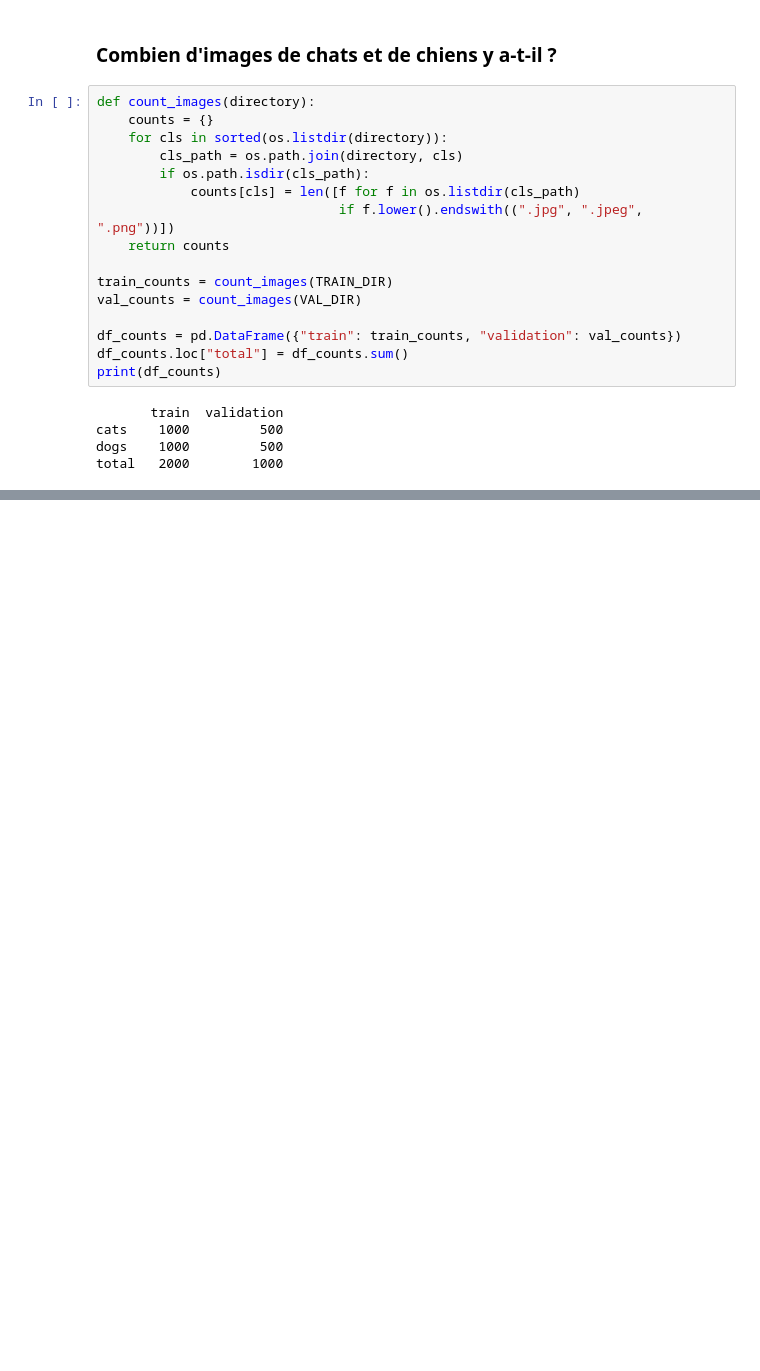
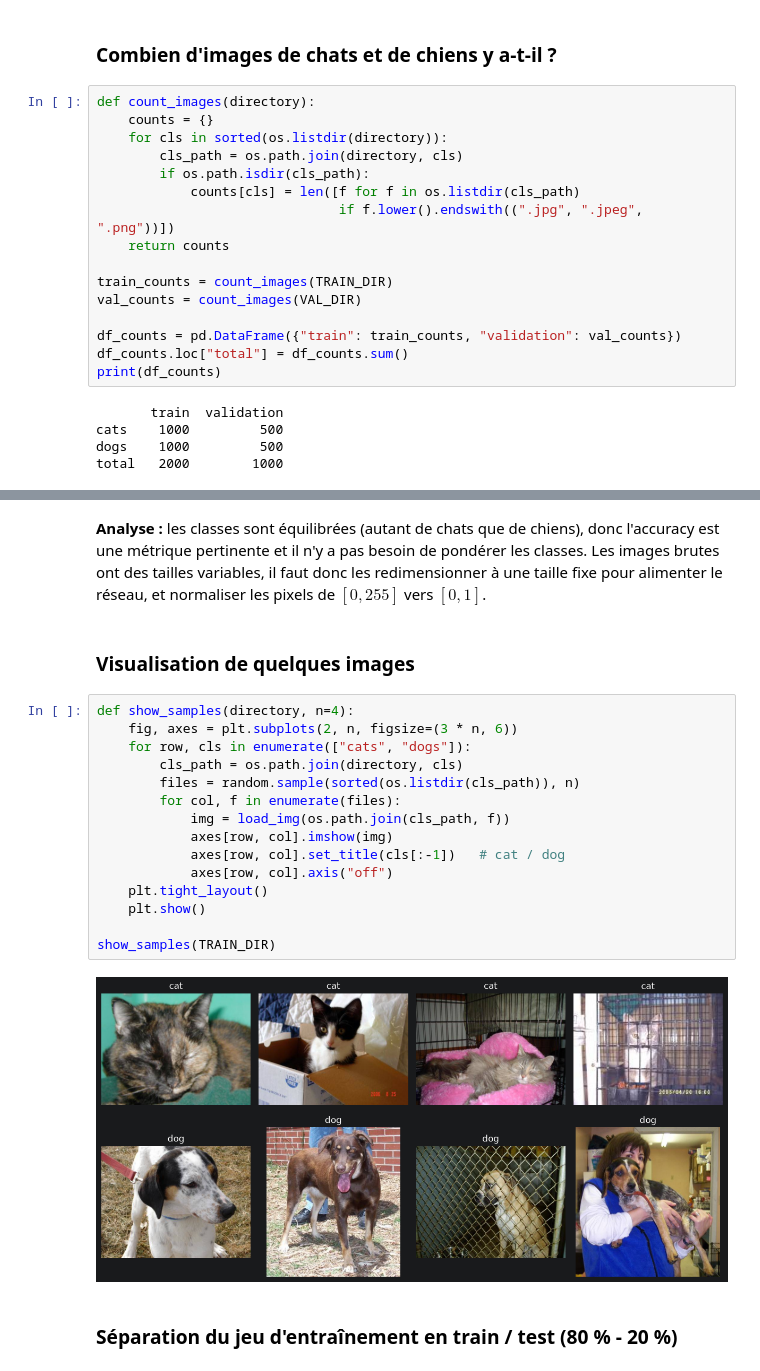
Before and after one commit to Amafin/IAetMLforIT_Project, a Jupyter notebook: Project.ipynb, the cells around one changed output, grey strips where cells are left out. Saved outputs shown, nothing was run; the diff lists cells and outputs as text; blank space fills up the shorter version.

```diff
--- a/Project.ipynb
+++ b/Project.ipynb
@@ -93,0 +122,23 @@ total   2000        1000
+# %% [markdown]
+**Analyse :** les classes sont équilibrées (autant de chats que de chiens), donc l'accuracy est une métrique pertinente et il n'y a pas besoin de pondérer les classes. Les images brutes ont des tailles variables, il faut donc les redimensionner à une taille fixe pour alimenter le réseau, et normaliser les pixels de $[0, 255]$ vers $[0, 1]$.
+# %% [markdown]
+### Visualisation de quelques images
+# %%
+def show_samples(directory, n=4):
+    fig, axes = plt.subplots(2, n, figsize=(3 * n, 6))
+    for row, cls in enumerate(["cats", "dogs"]):
+        cls_path = os.path.join(directory, cls)
+        files = random.sample(sorted(os.listdir(cls_path)), n)
+        for col, f in enumerate(files):
+            img = load_img(os.path.join(cls_path, f))
+            axes[row, col].imshow(img)
+            axes[row, col].set_title(cls[:-1])   # cat / dog
+            axes[row, col].axis("off")
+    plt.tight_layout()
+    plt.show()
+
+show_samples(TRAIN_DIR)
+# %% [output]
+[figure, added]
+# %% [markdown]
+### Séparation du jeu d'entraînement en train / test (80 % - 20 %)
```
Also changed, not shown: parts of 15 cells of this notebook.
